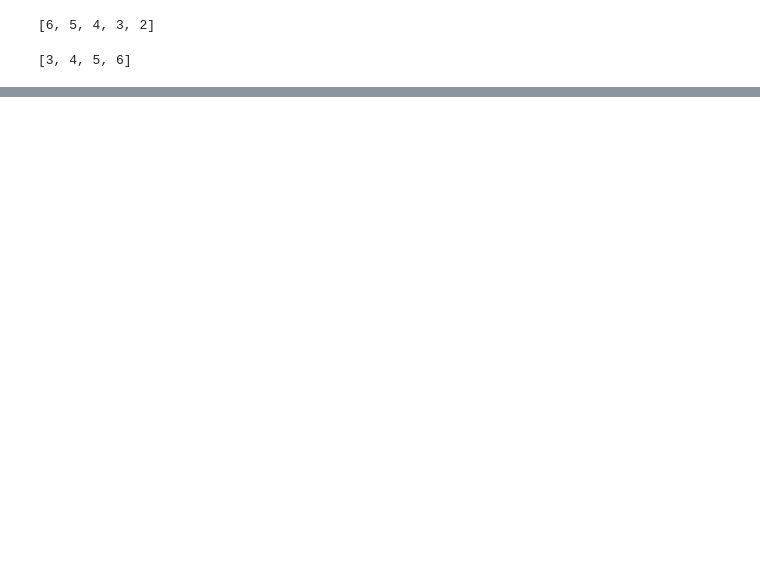
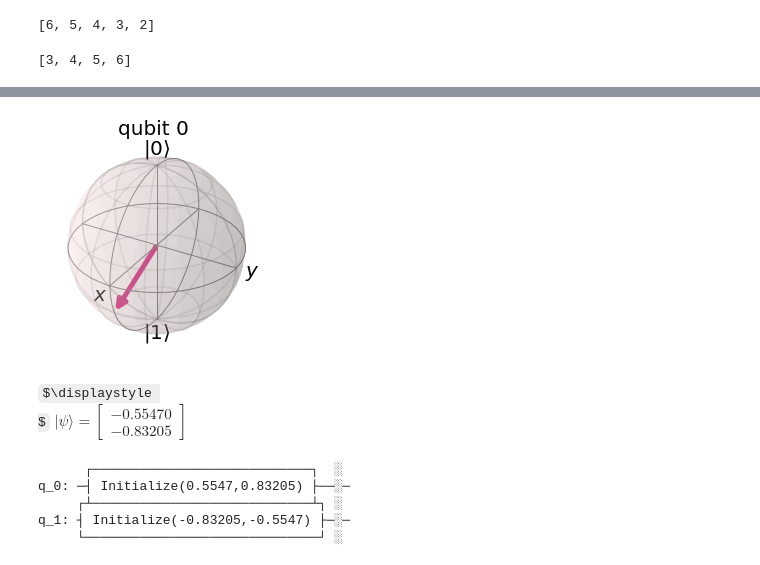
Before and after one commit to kingusiu/laspaclu, a Jupyter notebook: playground/amplitude_encoding.ipynb, the cells around one changed output, grey strips where cells are left out. Drawn from its saved outputs; the diff is of its cells as text; code cells hidden in the pictures; some formulas as TeX source; blank space fills up the shorter version.

```diff
--- a/playground/amplitude_encoding.ipynb
+++ b/playground/amplitude_encoding.ipynb
@@ -159,0 +251,3 @@ NameError: name 'num_qubits' is not defined
+# %%
+b = normalize(np.array([-2,-3]))
+qc = get_encoding_circuit(b,sz=1)
@@ -159,0 +260,12 @@ NameError: name 'num_qubits' is not defined
+# %%
+state_vec = run_encoding_circuit(qc)
+plot_bloch_multivector(state_vec)
+# %% [output]
+[figure, added]
+# %%
+vector2latex(state_vec, pretext="|\\psi\\rangle =")
+# %% [output]
+$\displaystyle
+$$ |\psi\rangle =\begin{bmatrix}
+-0.55470 \\
+-0.83205\end{bmatrix} $
@@ -159,0 +281,8 @@ NameError: name 'num_qubits' is not defined
+# %%
+qc.draw()
+# %% [output]
+      ┌────────────────────────────┐  ░
+q_0: ─┤ Initialize(0.5547,0.83205) ├──░─
+     ┌┴────────────────────────────┴┐ ░
+q_1: ┤ Initialize(-0.83205,-0.5547) ├─░─
+     └──────────────────────────────┘ ░
```
Also changed, not shown: parts of 31 cells of this notebook, 1 other file.
